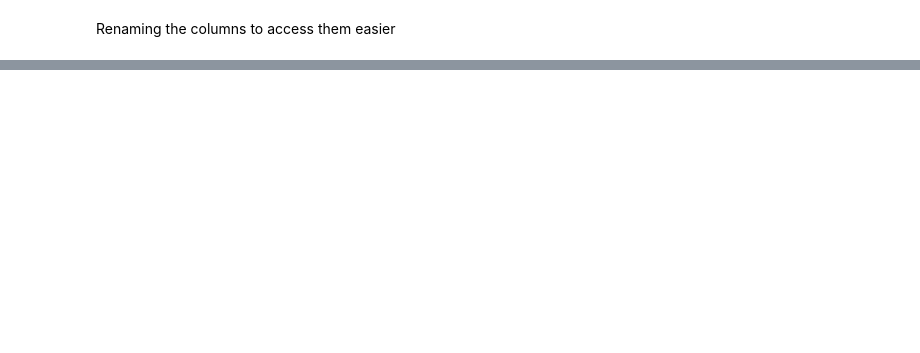
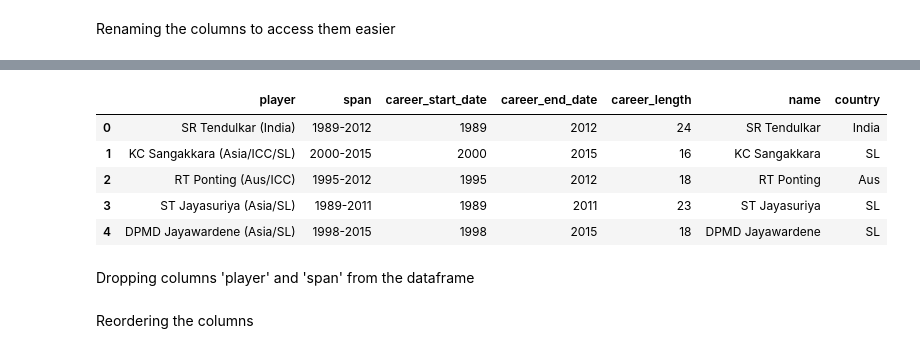
Before and after one commit to keshavramaswamy/ipython-notebooks, a Jupyter notebook: survival_analysis.ipynb, the cells around one changed output, grey strips where cells are left out. Drawn from its saved outputs; the diff is of its cells as text; code cells hidden in the pictures; blank space fills up the shorter version.

```diff
--- a/survival_analysis.ipynb
+++ b/survival_analysis.ipynb
@@ -185,0 +188,26 @@ df_span
+# %%
+list_countries = lambda country : ['India' if 'India' in each_country
+                 else 'SL' if 'SL' in each_country
+                 else 'SA' if 'SA' in each_country
+                 else 'Aus' if 'Aus' in each_country
+                 else 'Pak' if 'Pak' in each_country
+                 else 'WI' if 'WI' in each_country
+                 else 'NZ' if 'NZ' in each_country
+                 else 'Zim' if 'Zim' in each_country
+                 else 'Eng' if 'Eng' in each_country
+                 else 'Ban' if 'Ban' in each_country
+                 else None for each_country in country]
+df_span['country'] =  list_countries(df_span.country)
+# %%
+df_span = df_span[df_span.country.notnull()]
+# %%
+df_span.head()
+# %% [output]
+|  | player | span | career_start_date | career_end_date | career_length | name | country |
+| 0 | SR Tendulkar (India) | 1989-2012 | 1989 | 2012 | 24 | SR Tendulkar | India |
+| 1 | KC Sangakkara (Asia/ICC/SL) | 2000-2015 | 2000 | 2015 | 16 | KC Sangakkara | SL |
+| 2 | RT Ponting (Aus/ICC) | 1995-2012 | 1995 | 2012 | 18 | RT Ponting | Aus |
+| 3 | ST Jayasuriya (Asia/SL) | 1989-2011 | 1989 | 2011 | 23 | ST Jayasuriya | SL |
+| 4 | DPMD Jayawardene (Asia/SL) | 1998-2015 | 1998 | 2015 | 18 | DPMD Jayawardene | SL |
+# %% [markdown]
+Dropping columns 'player' and 'span' from the dataframe
@@ -185,0 +218,2 @@ df_span
+# %% [markdown]
+Reordering the columns
```
Also changed, not shown: parts of 38 cells of this notebook.
